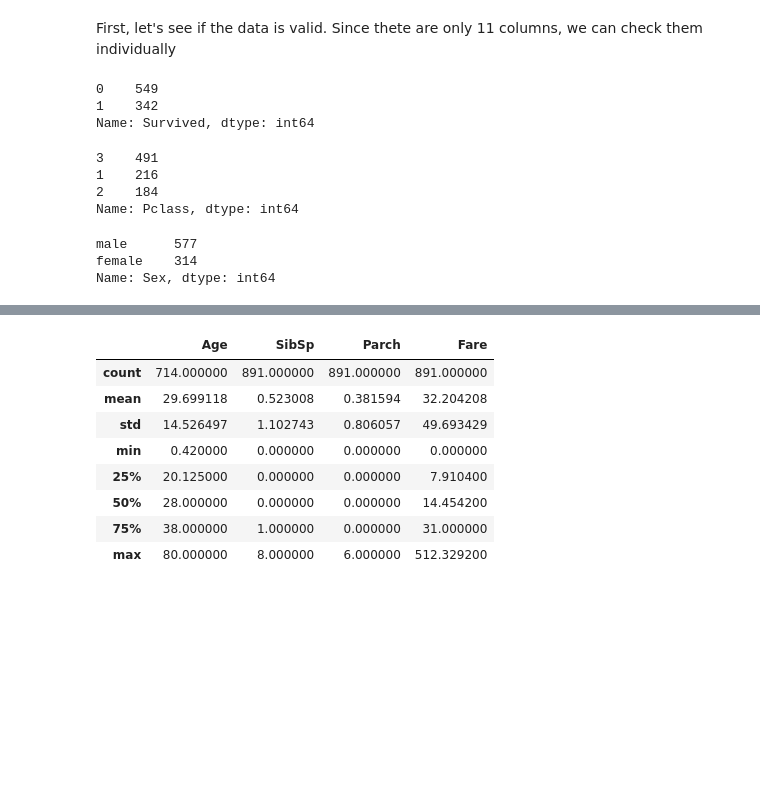
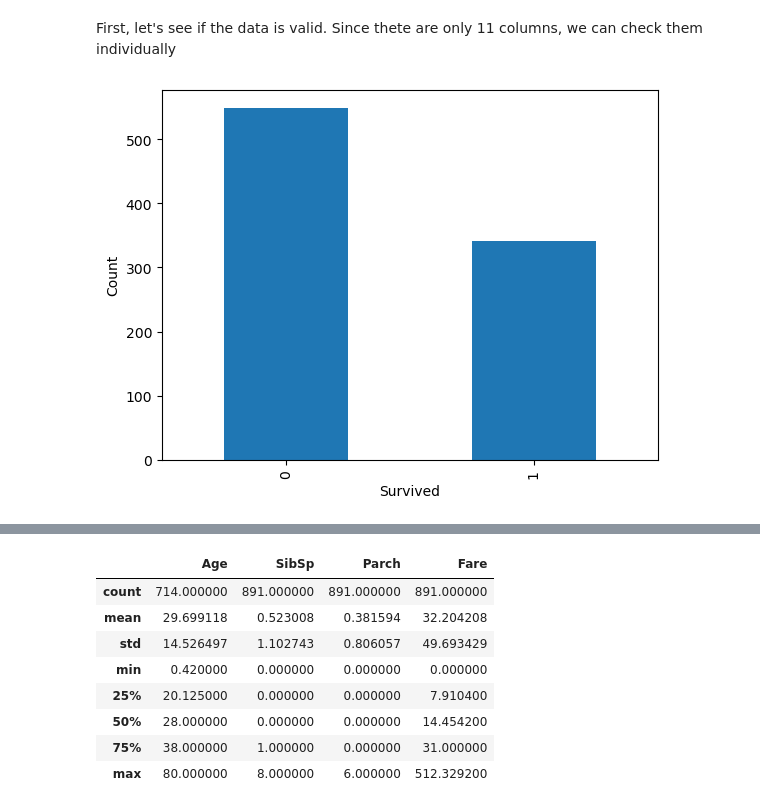
Before and after one commit to eliasmarts/DataScienceProjects, a Jupyter notebook: titanic-survivor-prediction.ipynb, the cells around one changed output, grey strips where cells are left out. Saved outputs shown, nothing was run; the diff lists cells and outputs as text; code cells hidden in the pictures; blank space fills up the shorter version.

Commit message:
rewrite the exploration titanic

```diff
--- a/titanic-survivor-prediction.ipynb
+++ b/titanic-survivor-prediction.ipynb
@@ -28,6 +41,6 @@ for dirname, _, filenames in os.walk('/kaggle/input'):
 # %%
-titanic_data = pd.read_csv('/kaggle/input/titanic/train.csv', index_col='PassengerId')
-titanic_data.head()
+raw_titanic_data = pd.read_csv('data/titanic/train.csv', index_col='PassengerId')
+raw_titanic_data.head()
 # %% [output]
 |  | Survived | Pclass | Name | Sex | Age | SibSp | Parch | Ticket | Fare | Cabin | ... |
 | PassengerId |  |  |  |  |  |  |  |  |  |  | ... |
@@ -36,6 +49,9 @@ titanic_data.head()
 | 3 | 1 | 3 | Heikkinen, Miss. Laina | female | 26.0 | 0 | 0 | STON/O2. 3101282 | 7.9250 | NaN | ... |
 | 4 | 1 | 1 | Futrelle, Mrs. Jacques Heath (Lil... | female | 35.0 | 1 | 0 | 113803 | 53.1000 | C123 | ... |
 | 5 | 0 | 3 | Allen, Mr. William Henry | male | 35.0 | 0 | 0 | 373450 | 8.0500 | NaN | ... |
+# %%
+# we are going to use the raw data later
+titanic_data = raw_titanic_data.copy()
 # %%
 titanic_data.info()
 # %% [output]
@@ -62,21 +78,13 @@ memory usage: 83.5+ KB
 # %% [markdown]
 First, let's see if the data is valid. Since thete are only 11 columns, we can check them individually
-# %%
-titanic_data['Survived'].value_counts()
-# %% [output]
-0    549
-1    342
-Name: Survived, dtype: int64
-# %%
-titanic_data['Pclass'].value_counts()
-# %% [output]
-3    491
-1    216
-2    184
-Name: Pclass, dtype: int64
-# %%
-titanic_data['Sex'].value_counts()
-# %% [output]
-male      577
-female    314
-Name: Sex, dtype: int64
+# %%
+def plot_counts(df, column):
+    """Plot the value counts for a column in a dataframe
+    """
+    df[column].value_counts().plot(kind='bar')
+    plt.xlabel(column)
+    plt.ylabel('Count')
+# %%
+plot_counts(titanic_data, 'Survived')
+# %% [output]
+[figure, added]
```
Also changed, not shown: parts of 61 cells of this notebook.
